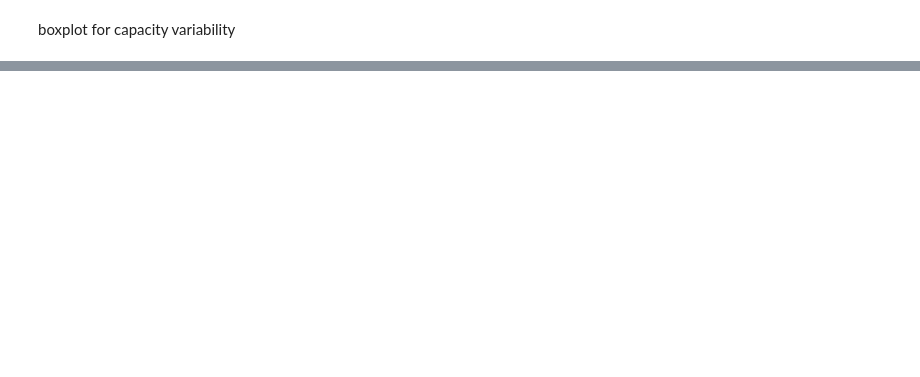
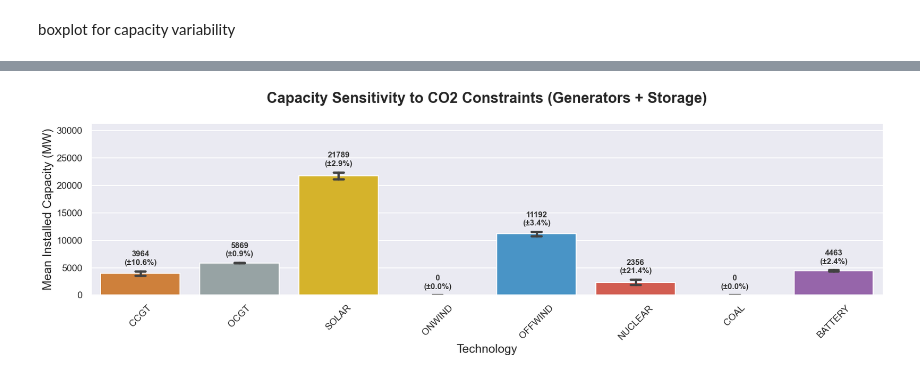
Before and after one commit to lc253264/Integrated-Energy-Grids-Group-29, a Jupyter notebook: Belgium_model_task_abcf.ipynb, the cells around one changed output, grey strips where cells are left out. Cells and saved outputs as stored; diff of their text form; code cells hidden in the pictures; blank space fills up the shorter version.

```diff
--- a/Belgium_model_task_abcf.ipynb
+++ b/Belgium_model_task_abcf.ipynb
@@ -1562,0 +1784,85 @@ Passing `palette` without assigning `hue` is deprecated and will be removed in v
+# %%
+# 1. Aggregate results from all caps including Battery Power
+all_caps_list = []
+for cap_val, res in results.items():
+    # Convert to series and then reset index
+    temp_df = res['capacity'].reset_index()
+    temp_df.columns = ['Technology', 'Capacity (MW)']
+
+    # CRITICAL FIX: Ensure Technology column is strings, not xarray objects
+    temp_df['Technology'] = temp_df['Technology'].astype(str)
+
+    # Manually add Battery Power Capacity
+    # res['batt_power'] is likely a DataArray, use .item() to get the number
+    batt_val = res['batt_power'].item() if hasattr(res['batt_power'], 'item') else res['batt_power']
+    battery_row = pd.DataFrame({'Technology': ['battery'], 'Capacity (MW)': [batt_val]})
+
+    temp_df = pd.concat([temp_df, battery_row], ignore_index=True)
+    all_caps_list.append(temp_df)
+
+df_all_caps = pd.concat(all_caps_list)
+
+# 2. Set global context
+sns.set_style("darkgrid")
+sns.set_context("talk")
+
+# 3. Create the plot
+fig, ax = plt.subplots(figsize=(18, 6))
+
+# Define technology order for consistent coloring (lowercase to match your dict)
+# Updated plot_order logic to be safe
+plot_order = [str(t) for t in df_all_caps['Technology'].unique()]
+current_palette = [colors.get(t.lower(), '#333333') for t in plot_order]
+
+sns.barplot(
+    data=df_all_caps,
+    x='Technology',
+    y='Capacity (MW)',
+    order=plot_order,
+    errorbar='sd',
+    capsize=.1,
+    palette=current_palette,
+    ax=ax
+)
+
+# 4. Synchronize Statistics
+stats = df_all_caps.groupby('Technology')['Capacity (MW)'].agg(['mean', 'std'])
+stats = stats.reindex(plot_order).reset_index()
+
+# 4. Handle NaNs and calculate % deviation
+stats['std'] = stats['std'].fillna(0)
+stats['pct_dev'] = (stats['std'] / stats['mean'] * 100).fillna(0)
+
+# 5. Add Synchronized Labels
+for i, row in stats.iterrows():
+    # Offset to keep labels above error bars
+    y_pos = row['mean'] + row['std'] + (stats['mean'].max() * 0.04)
+    label = f"{row['mean']:.0f}\n(±{row['pct_dev']:.1f}%)"
+
+    ax.text(
+        i, y_pos,
+        label,
+        ha='center',
+        va='bottom',
+        fontsize=12,
+        fontweight='bold',
+        color='#333333'
+    )
+
+# 6. Final Formatting
+ax.set_title('Capacity Sensitivity to CO2 Constraints (Generators + Storage)', fontsize=22, fontweight='bold', pad=30)
+ax.set_ylabel('Mean Installed Capacity (MW)', fontsize=18)
+ax.set_xlabel('Technology', fontsize=18)
+
+# Clean up X-axis labels (uppercase)
+ax.set_xticklabels([t.upper().replace('_', ' ') for t in plot_order], rotation=45, fontsize=14)
+plt.yticks(fontsize=14)
+
+# Ensure Y-axis accounts for labels
+plt.ylim(0, (stats['mean'] + stats['std']).max() * 1.4)
+
+plt.tight_layout()
+plt.savefig('plots/co2_mean_var.png')
+plt.savefig('co2_mean_var_with_battery.png', dpi=300)
+plt.show()
+# %% [output]
@@ -1562,0 +1872 @@ Passing `palette` without assigning `hue` is deprecated and will be removed in v
+[figure, added]
```
Also changed, not shown: parts of 27 cells of this notebook.
